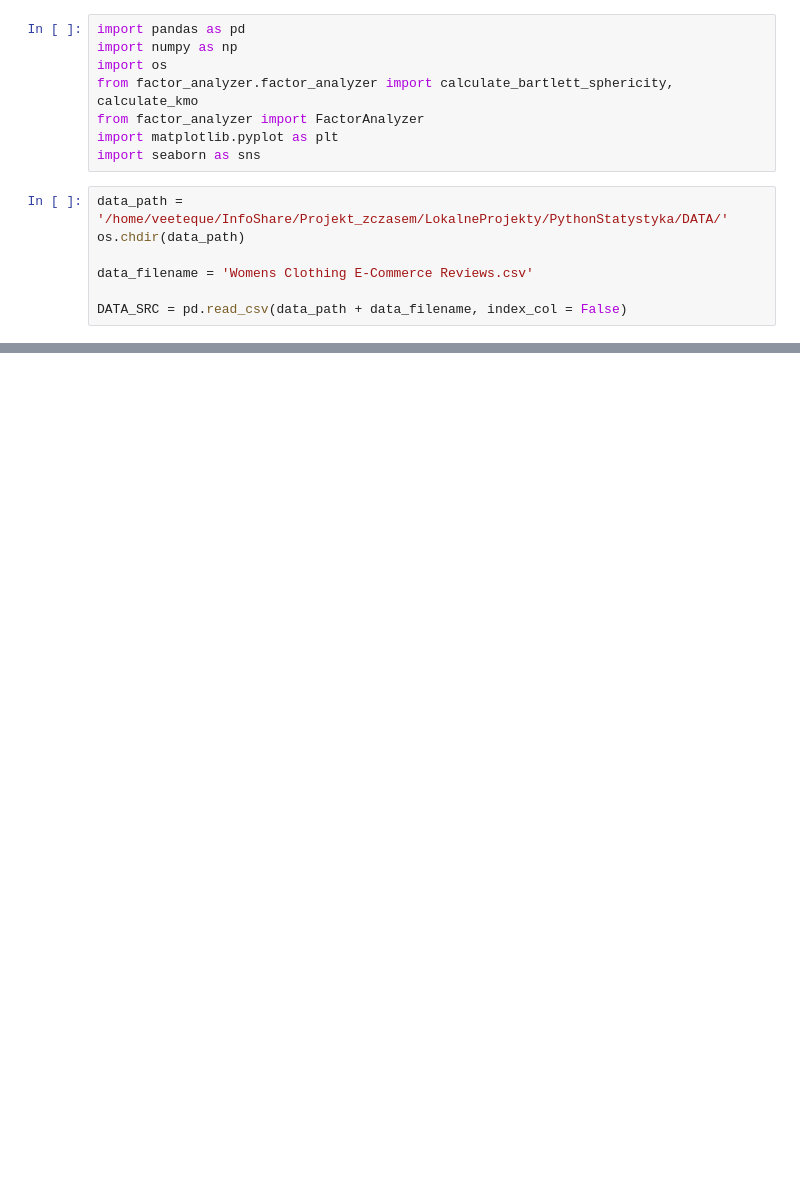
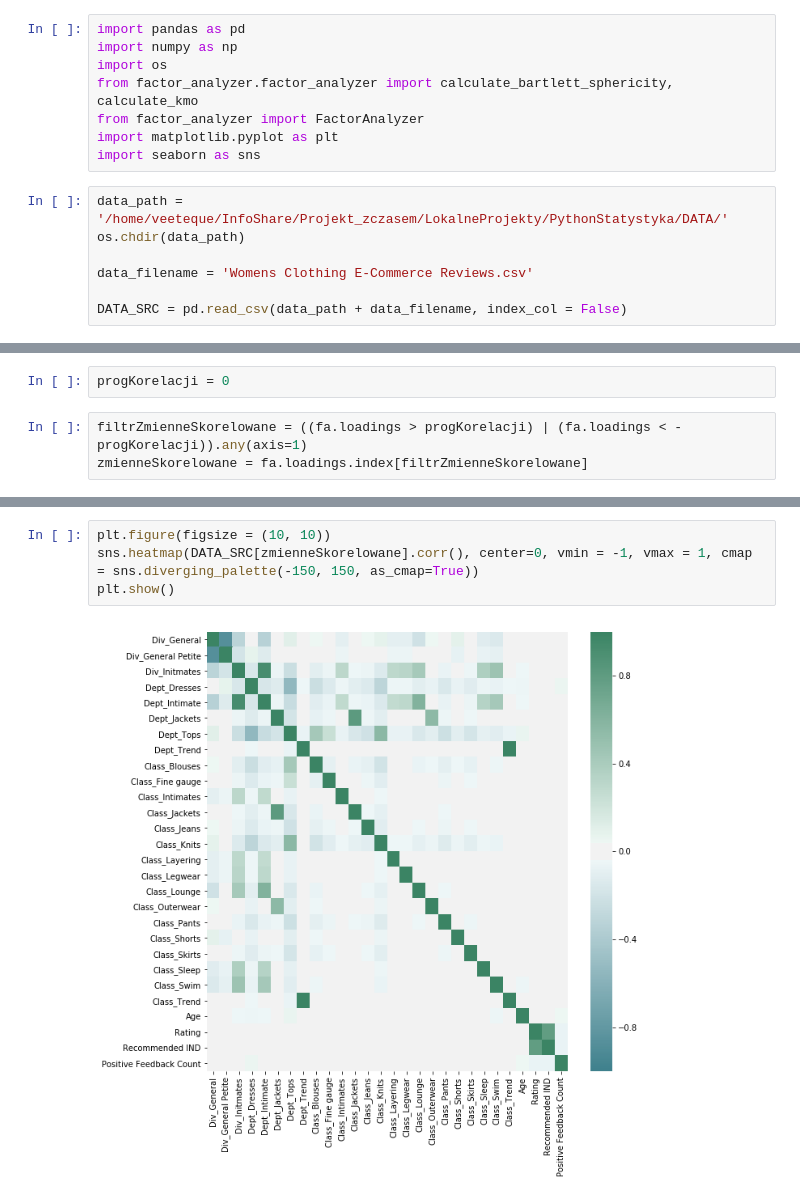
Before and after one commit to infoshareacademy/jdsz3-TeamA, a Jupyter notebook: ProjektPython/AnalizaCzynnikowa/AnalizaCzynnikowa.ipynb, the cells around one changed output, grey strips where cells are left out. Cells and saved outputs as stored; diff of their text form; blank space fills up the shorter version.

```diff
--- a/ProjektPython/AnalizaCzynnikowa/AnalizaCzynnikowa.ipynb
+++ b/ProjektPython/AnalizaCzynnikowa/AnalizaCzynnikowa.ipynb
@@ -61 +56,6 @@ ev, v = fa.get_eigenvalues()
+# %%
+progKorelacji = 0
+# %%
+filtrZmienneSkorelowane = ((fa.loadings > progKorelacji) | (fa.loadings < -progKorelacji)).any(axis=1)
+zmienneSkorelowane = fa.loadings.index[filtrZmienneSkorelowane]
 # %%
@@ -76,0 +79,6 @@ plt.show()
+# %%
+plt.figure(figsize = (10, 10))
+sns.heatmap(DATA_SRC[zmienneSkorelowane].corr(), center=0, vmin = -1, vmax = 1, cmap = sns.diverging_palette(-150, 150, as_cmap=True))
+plt.show()
+# %% [output]
+[figure, added]
```
Also changed, not shown: parts of 14 cells of this notebook.
